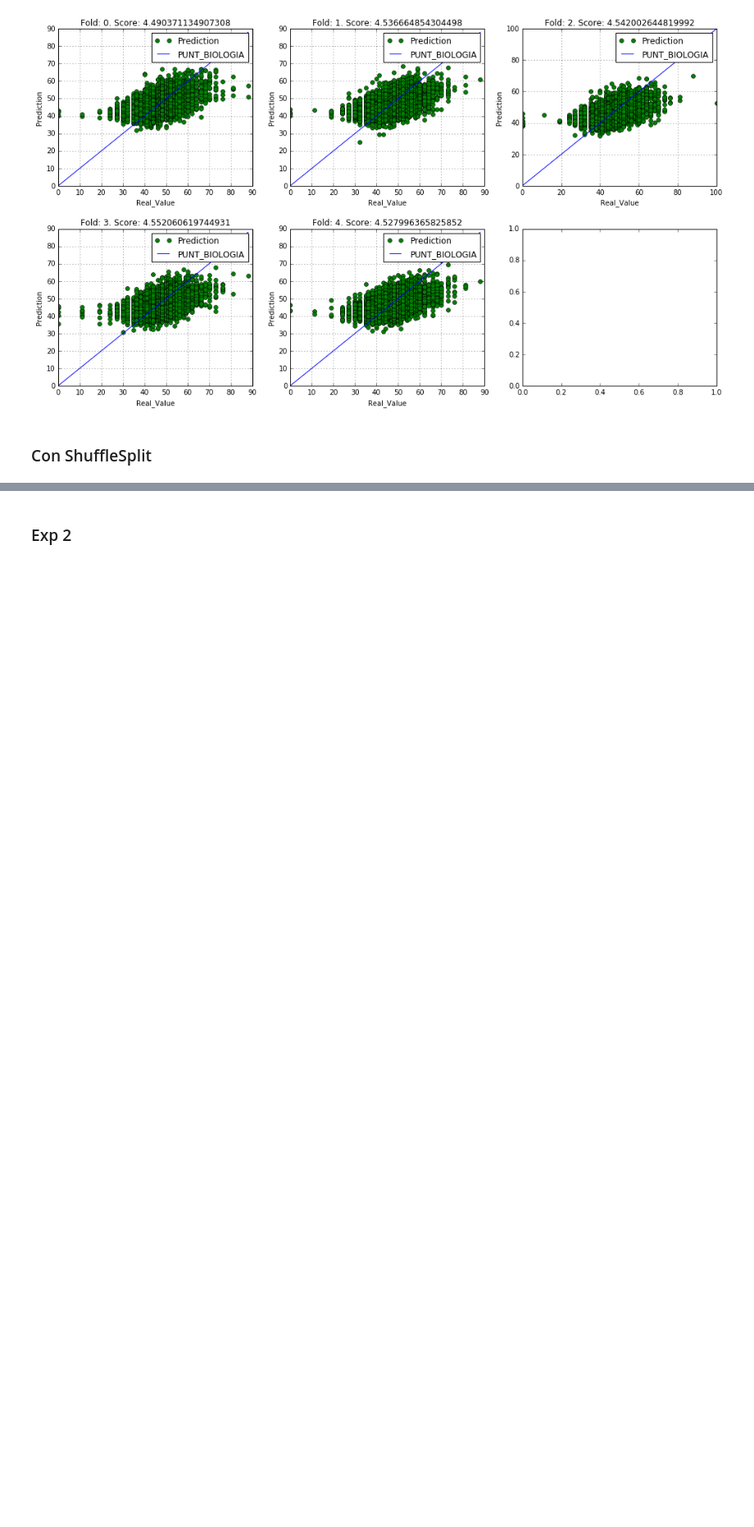
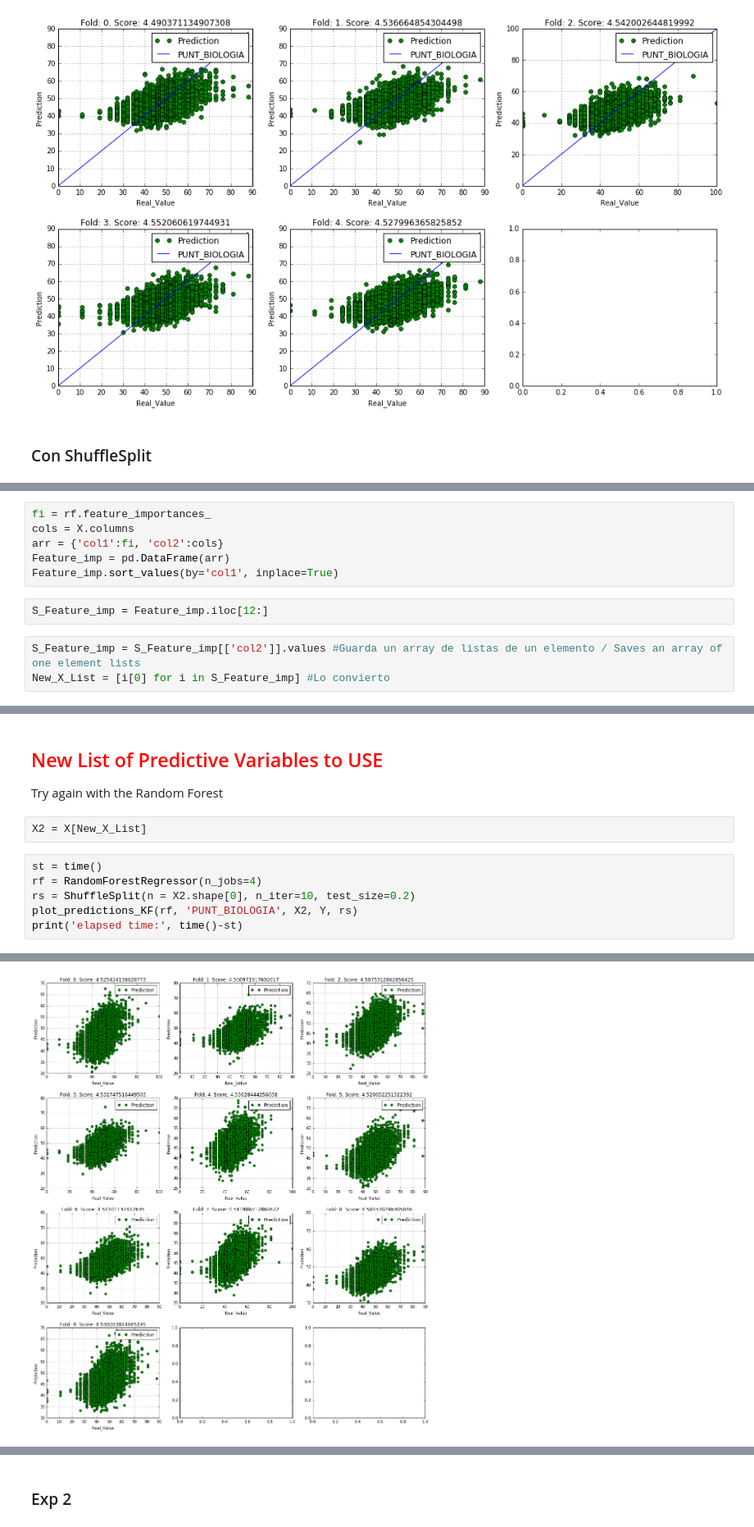
Before and after one commit to AronForero/ICFESProject, a Jupyter notebook: New_Project/Descriptive_Analisis/Analysis/Random_Forest_Regressor.ipynb, the cells around one changed output, grey strips where cells are left out. Shown at 82% size. Cells and saved outputs as stored; diff of their text form; blank space fills up the shorter version.

```diff
--- a/New_Project/Descriptive_Analisis/Analysis/Random_Forest_Regressor.ipynb
+++ b/New_Project/Descriptive_Analisis/Analysis/Random_Forest_Regressor.ipynb
@@ -52,0 +63,11 @@ Mean Score: 4.51037767365
+# %%
+fi = rf.feature_importances_
+cols = X.columns
+arr = {'col1':fi, 'col2':cols}
+Feature_imp = pd.DataFrame(arr)
+Feature_imp.sort_values(by='col1', inplace=True)
+# %%
+S_Feature_imp = Feature_imp.iloc[12:]
+# %%
+S_Feature_imp = S_Feature_imp[['col2']].values #Guarda un array de listas de un elemento / Saves an array of one element lists
+New_X_List = [i[0] for i in S_Feature_imp] #Lo convierto
@@ -52,0 +94,12 @@ Mean Score: 4.51037767365
+# %% [markdown]
+## <span style='color: red'> New List of Predictive Variables to USE </span>
+Try again with the Random Forest
+# %%
+X2 = X[New_X_List]
+# %%
+st = time()
+rf = RandomForestRegressor(n_jobs=4)
+rs = ShuffleSplit(n = X2.shape[0], n_iter=10, test_size=0.2)
+plot_predictions_KF(rf, 'PUNT_BIOLOGIA', X2, Y, rs)
+print('elapsed time:', time()-st)
+# %% [output]
@@ -52,0 +108 @@ Mean Score: 4.51037767365
+[figure, added]
```
Also changed, not shown: parts of 9 cells of this notebook, 4 other files.
